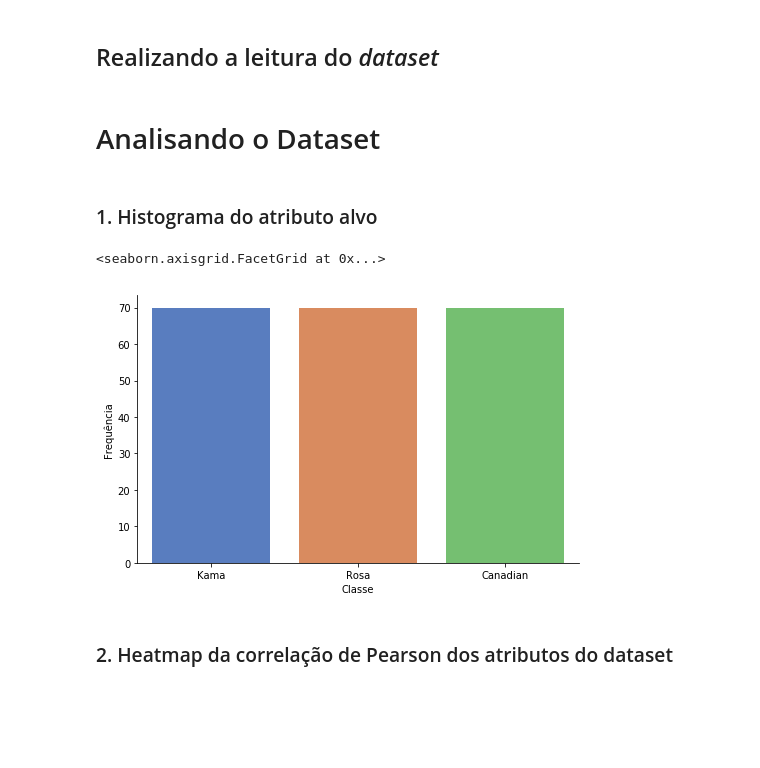
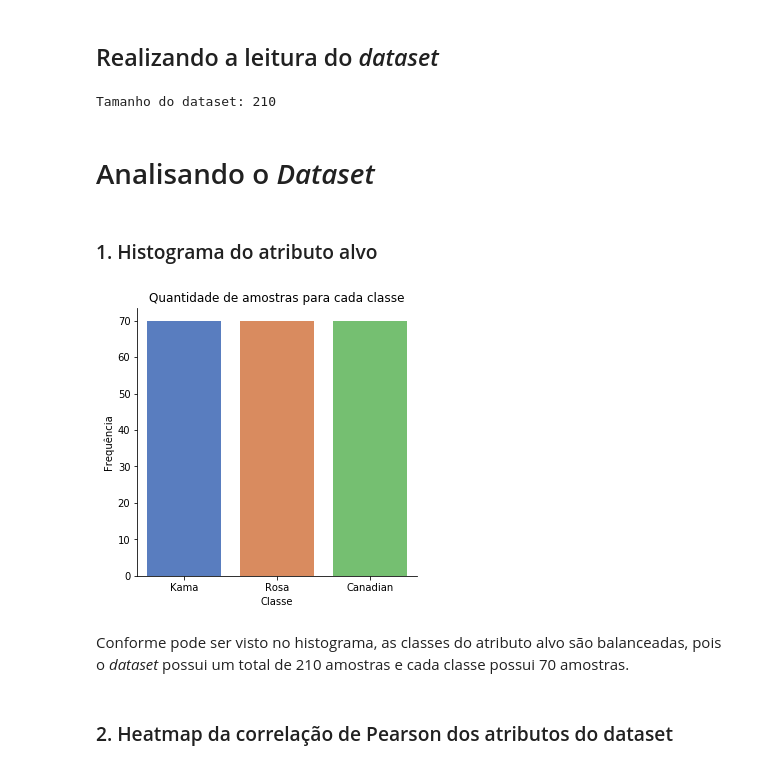
Before and after one commit to llucasreis/RNA-2018.2, a Jupyter notebook: practical-project-4/Atividade_4.ipynb, the cells around one changed output. Saved outputs shown, nothing was run; the diff lists cells and outputs as text; code cells hidden in the pictures; blank space fills up the shorter version.

```diff
--- a/practical-project-4/Atividade_4.ipynb
+++ b/practical-project-4/Atividade_4.ipynb
@@ -27,18 +27,24 @@ df = pd.read_csv('seeds_dataset.txt', sep='\t', header=None)
 df.columns = ["area","perimeter","compactness",
               "length_kernel","width_kernel","asymmetry_coefficient",
               "length_kernel_groove","variety"]
+print(f'Tamanho do dataset: {len(df)}')
+# %% [output]
+Tamanho do dataset: 210
 # %% [markdown]
-# Analisando o Dataset
+# Analisando o *Dataset*
 # %% [markdown]
 ### 1. Histograma do atributo alvo
 # %%
 target_name = "variety"
-g = sns.catplot(x=target_name, data=df, kind="count", palette="muted", height=4.5, aspect=1.5)
+g = sns.catplot(x=target_name, data=df, kind="count", palette="muted", height=4.5, aspect=1.0)
 g.set_xticklabels(['Kama', 'Rosa', 'Canadian'])
 g.set_axis_labels("Classe", "Frequência")
+plt.title('Quantidade de amostras para cada classe')
+plt.show()
 # %% [output]
-<seaborn.axisgrid.FacetGrid at 0x...>
-[figure, old version]
+[figure, new version]
+# %% [markdown]
+Conforme pode ser visto no histograma, as classes do atributo alvo são balanceadas, pois o *dataset* possui um total de 210 amostras e cada classe possui 70 amostras.
 # %% [markdown]
 ### 2. Heatmap da correlação de Pearson dos atributos do dataset
 # %%
```
Also changed, not shown: parts of 18 cells of this notebook.
